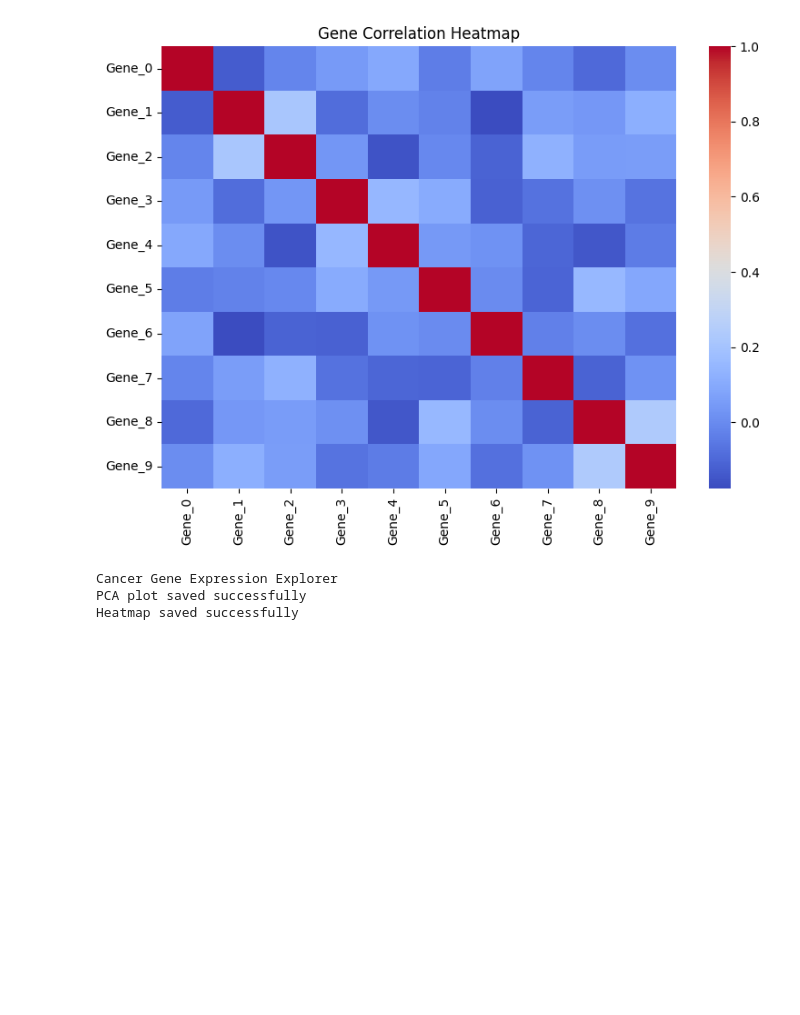
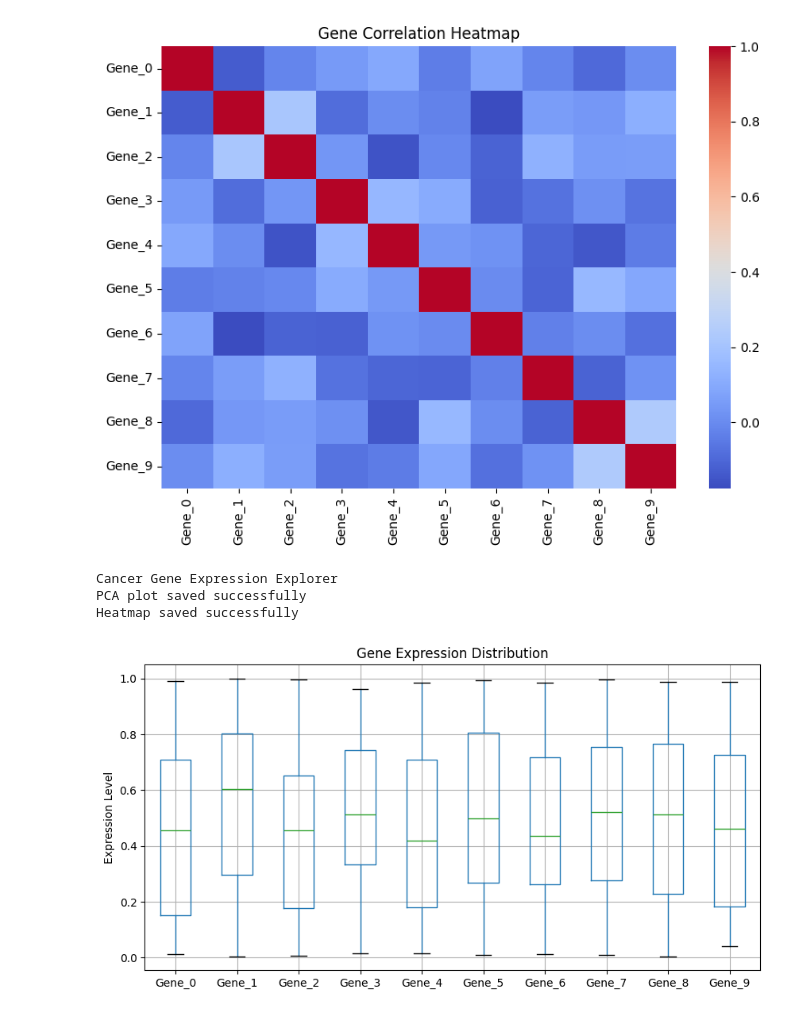
Before and after one commit to gowtham-bioinfo/Cancer-Gene-Expression-Explorer, a Jupyter notebook: Notebook/analysis.ipynb, the cells around one changed output. Drawn from its saved outputs; the diff is of its cells as text; code cells hidden in the pictures; blank space fills up the shorter version.

Commit message:
Add PCA, heatmap, gene distribution and variance analysis

```diff
--- a/Notebook/analysis.ipynb
+++ b/Notebook/analysis.ipynb
@@ -80,3 +80,14 @@ print("Heatmap saved successfully")
 Cancer Gene Expression Explorer
 PCA plot saved successfully
 Heatmap saved successfully
+# %%
+plt.figure(figsize=(10, 5))
+
+gene_data.boxplot()
+
+plt.title("Gene Expression Distribution")
+plt.ylabel("Expression Level")
+
+plt.show()
+# %% [output]
+[figure, added]
```
Also changed, not shown: parts of 3 cells of this notebook.
